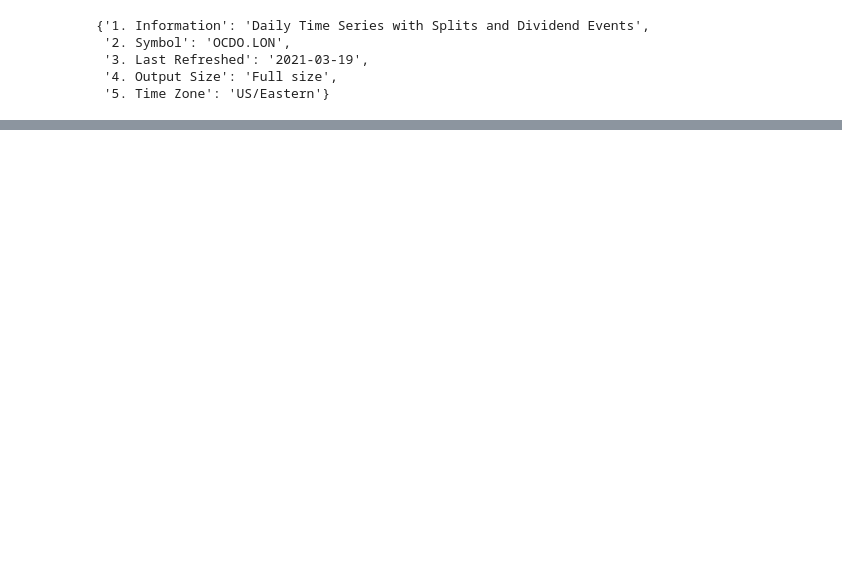
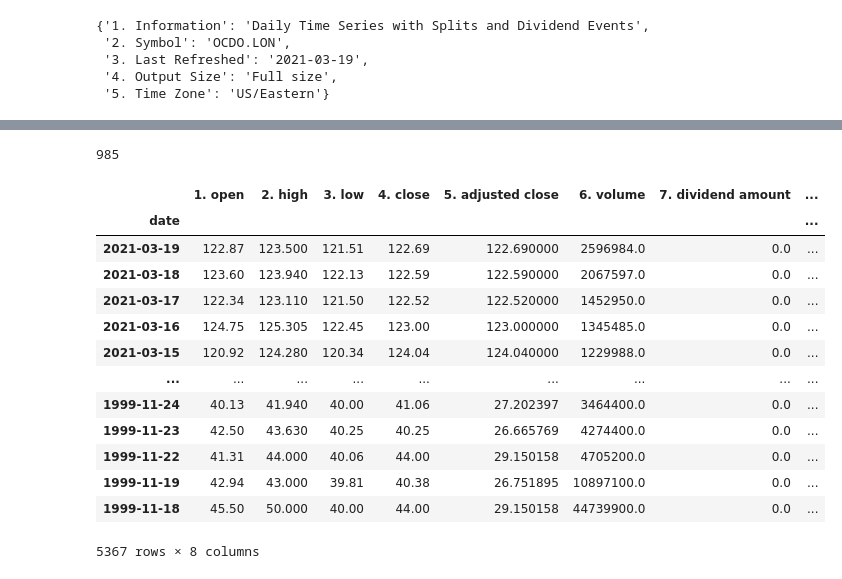
Before and after one commit to Maltanno/Capstone_project, a Jupyter notebook: Data Acquisition.ipynb, the cells around one changed output, grey strips where cells are left out. Drawn from its saved outputs; the diff is of its cells as text; code cells hidden in the pictures; blank space fills up the shorter version.

Commit message:
Data acquisition

```diff
--- a/Data Acquisition.ipynb
+++ b/Data Acquisition.ipynb
@@ -238,11 +113,8 @@ syms[syms.Symbol == lastsym]
 # %%
-for sym in syms.Symbol[817:1317]:
+for sym in syms.Symbol[2323:2577]:
     try:
         d = ts.get_daily_adjusted(sym, outputsize='full')
         data.append(d)
     except:
         errors.append(sym)
-    time.sleep(20)
-
-ddf = pd.DataFrame(data)
-ddf.to_csv('data.csv', index=False)
+    time.sleep(12)
@@ -253,0 +127,21 @@ print(len(data))
+# %%
+len(d[0])
+# %% [output]
+985
+# %%
+data[0][0]
+# %% [output]
+|  | 1. open | 2. high | 3. low | 4. close | 5. adjusted close | 6. volume | 7. dividend amount | ... |
+| date |  |  |  |  |  |  |  | ... |
+| 2021-03-19 | 122.87 | 123.500 | 121.51 | 122.69 | 122.690000 | 2596984.0 | 0.0 | ... |
+| 2021-03-18 | 123.60 | 123.940 | 122.13 | 122.59 | 122.590000 | 2067597.0 | 0.0 | ... |
+| 2021-03-17 | 122.34 | 123.110 | 121.50 | 122.52 | 122.520000 | 1452950.0 | 0.0 | ... |
+| 2021-03-16 | 124.75 | 125.305 | 122.45 | 123.00 | 123.000000 | 1345485.0 | 0.0 | ... |
+| 2021-03-15 | 120.92 | 124.280 | 120.34 | 124.04 | 124.040000 | 1229988.0 | 0.0 | ... |
+| ... | ... | ... | ... | ... | ... | ... | ... | ... |
+| 1999-11-24 | 40.13 | 41.940 | 40.00 | 41.06 | 27.202397 | 3464400.0 | 0.0 | ... |
+| 1999-11-23 | 42.50 | 43.630 | 40.25 | 40.25 | 26.665769 | 4274400.0 | 0.0 | ... |
+| 1999-11-22 | 41.31 | 44.000 | 40.06 | 44.00 | 29.150158 | 4705200.0 | 0.0 | ... |
+| 1999-11-19 | 42.94 | 43.000 | 39.81 | 40.38 | 26.751895 | 10897100.0 | 0.0 | ... |
+| 1999-11-18 | 45.50 | 50.000 | 40.00 | 44.00 | 29.150158 | 44739900.0 | 0.0 | ... |
+5367 rows × 8 columns
```
Also changed, not shown: parts of 22 cells of this notebook.
